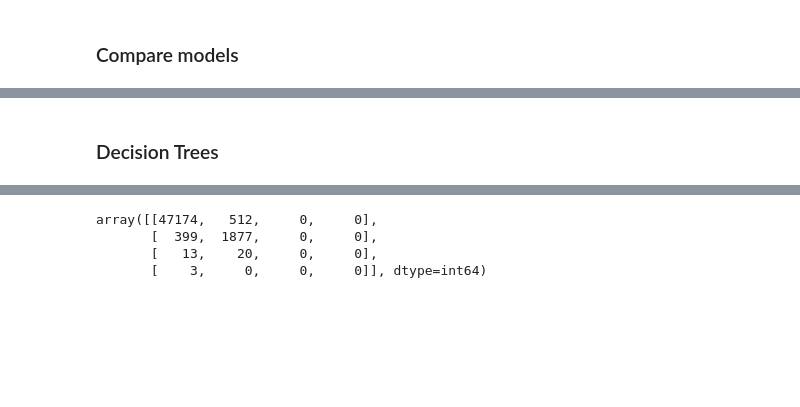
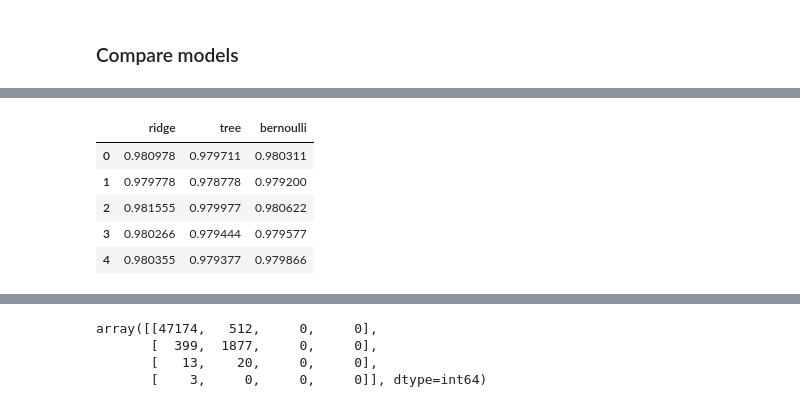
Before and after one commit to schmly/UCDPA_hlaing, a Jupyter notebook: data/ny_motor_vehicle_collisions.ipynb, the cells around one changed output, grey strips where cells are left out. Cells and saved outputs as stored; diff of their text form; code cells hidden in the pictures; blank space fills up the shorter version.

```diff
--- a/data/ny_motor_vehicle_collisions.ipynb
+++ b/data/ny_motor_vehicle_collisions.ipynb
@@ -466,2 +443,0 @@ results
-# %% [markdown]
-### Decision Trees
@@ -476,0 +444,12 @@ def get_model_score(model, X, y, **kwargs):
+# %%
+# convert scores to a dataframe
+df_scores = pd.DataFrame(scores).transpose()
+df_scores.columns = list(models.keys())
+df_scores
+# %% [output]
+|  | ridge | tree | bernoulli |
+| 0 | 0.980978 | 0.979711 | 0.980311 |
+| 1 | 0.979778 | 0.978778 | 0.979200 |
+| 2 | 0.981555 | 0.979977 | 0.980622 |
+| 3 | 0.980266 | 0.979444 | 0.979577 |
+| 4 | 0.980355 | 0.979377 | 0.979866 |
```
Also changed, not shown: parts of 24 cells of this notebook.
